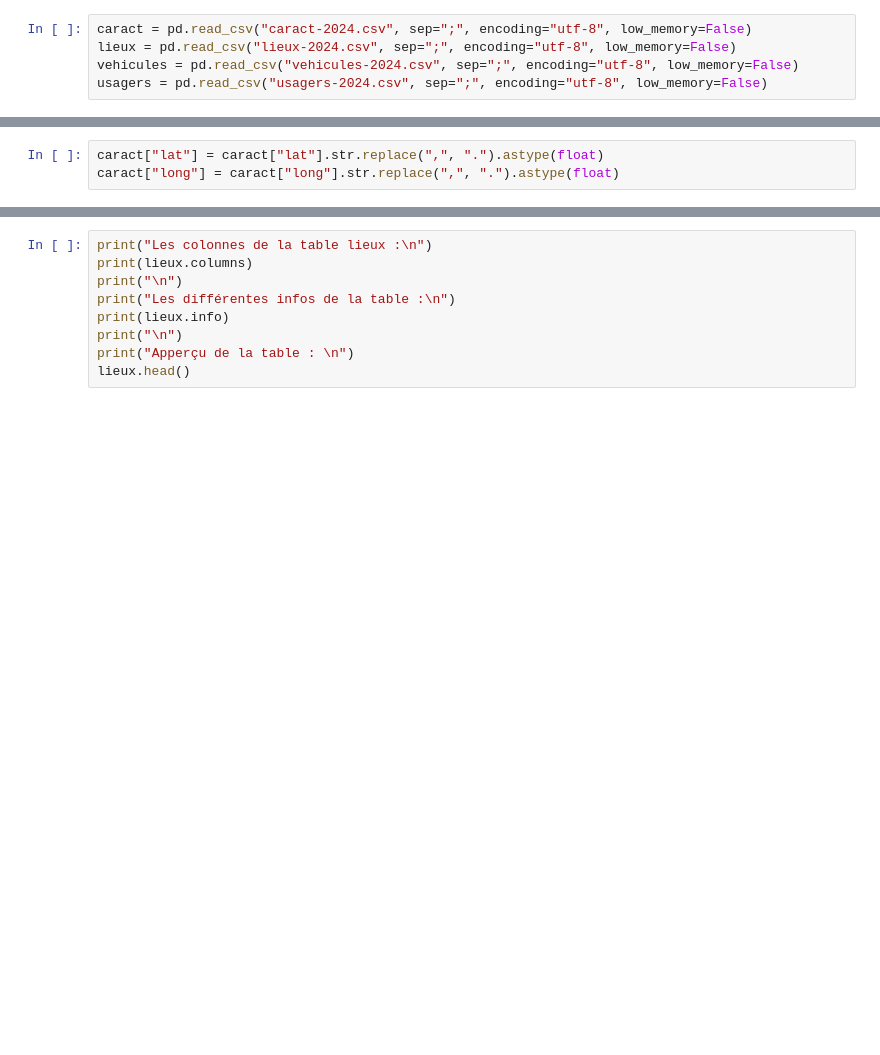
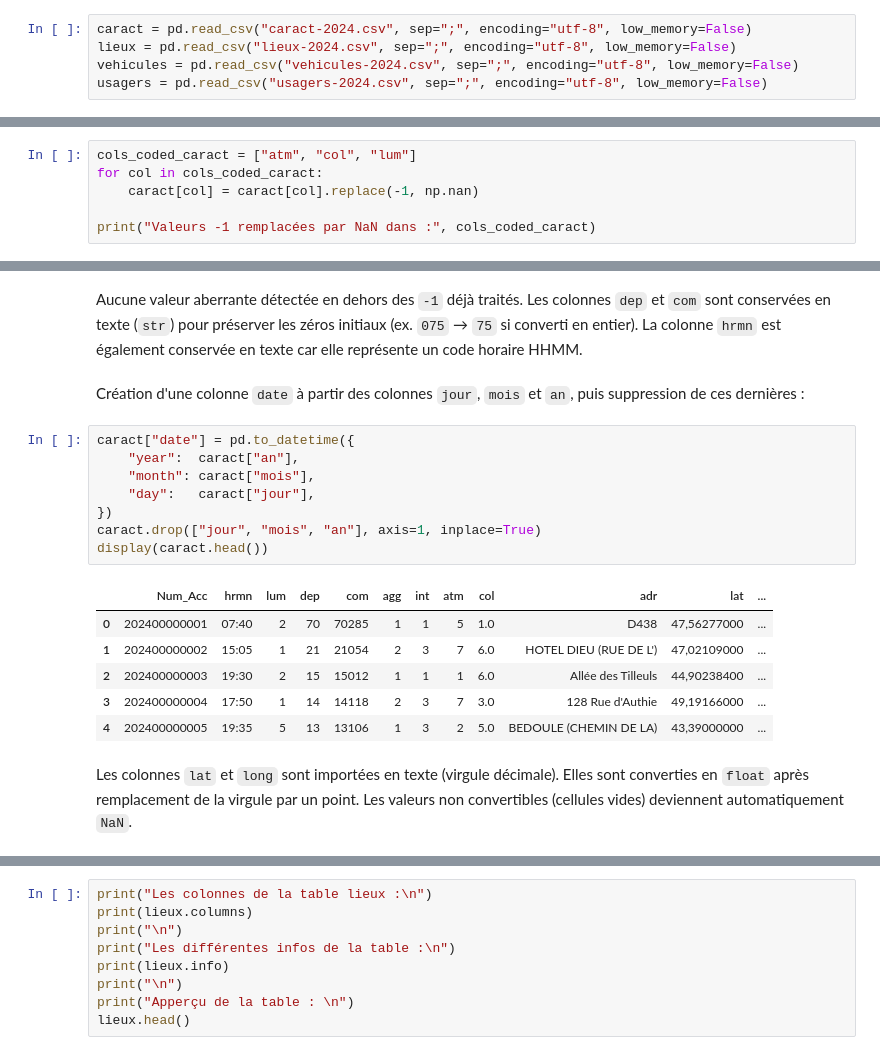
Before and after one commit to Ilyies07/analyse-data-accidents-route-france, a Jupyter notebook: analyse.ipynb, the cells around one changed output, grey strips where cells are left out. Cells and saved outputs as stored; diff of their text form; blank space fills up the shorter version.

```diff
--- a/analyse.ipynb
+++ b/analyse.ipynb
@@ -152,3 +100,0 @@ Certains attributs de la table **caractéristiques** apparaissent au format text
-# %%
-caract["lat"] = caract["lat"].str.replace(",", ".").astype(float)
-caract["long"] = caract["long"].str.replace(",", ".").astype(float)
@@ -159,0 +103,6 @@ L’attribut `hrmn` a été conservé au format texte (`str`) car il représente
+# %%
+cols_coded_caract = ["atm", "col", "lum"]
+for col in cols_coded_caract:
+    caract[col] = caract[col].replace(-1, np.nan)
+
+print("Valeurs -1 remplacées par NaN dans :", cols_coded_caract)
@@ -159,0 +128,21 @@ L’attribut `hrmn` a été conservé au format texte (`str`) car il représente
+# %% [markdown]
+Aucune valeur aberrante détectée en dehors des `-1` déjà traités. Les colonnes `dep` et `com` sont conservées en texte (`str`) pour préserver les zéros initiaux (ex. `075` → `75` si converti en entier). La colonne `hrmn` est également conservée en texte car elle représente un code horaire HHMM.
+# %% [markdown]
+Création d'une colonne `date` à partir des colonnes `jour`, `mois` et `an`, puis suppression de ces dernières :
+# %%
+caract["date"] = pd.to_datetime({
+    "year":  caract["an"],
+    "month": caract["mois"],
+    "day":   caract["jour"],
+})
+caract.drop(["jour", "mois", "an"], axis=1, inplace=True)
+display(caract.head())
+# %% [output]
+|  | Num_Acc | hrmn | lum | dep | com | agg | int | atm | col | adr | lat | ... |
+| 0 | 202400000001 | 07:40 | 2 | 70 | 70285 | 1 | 1 | 5 | 1.0 | D438 | 47,56277000 | ... |
+| 1 | 202400000002 | 15:05 | 1 | 21 | 21054 | 2 | 3 | 7 | 6.0 | HOTEL DIEU (RUE DE L') | 47,02109000 | ... |
+| 2 | 202400000003 | 19:30 | 2 | 15 | 15012 | 1 | 1 | 1 | 6.0 | Allée des Tilleuls | 44,90238400 | ... |
+| 3 | 202400000004 | 17:50 | 1 | 14 | 14118 | 2 | 3 | 7 | 3.0 | 128 Rue d'Authie | 49,19166000 | ... |
+| 4 | 202400000005 | 19:35 | 5 | 13 | 13106 | 1 | 3 | 2 | 5.0 | BEDOULE (CHEMIN DE LA) | 43,39000000 | ... |
+# %% [markdown]
+Les colonnes `lat` et `long` sont importées en texte (virgule décimale). Elles sont converties en `float` après remplacement de la virgule par un point. Les valeurs non convertibles (cellules vides) deviennent automatiquement `NaN`.
```
Also changed, not shown: parts of 45 cells of this notebook.
